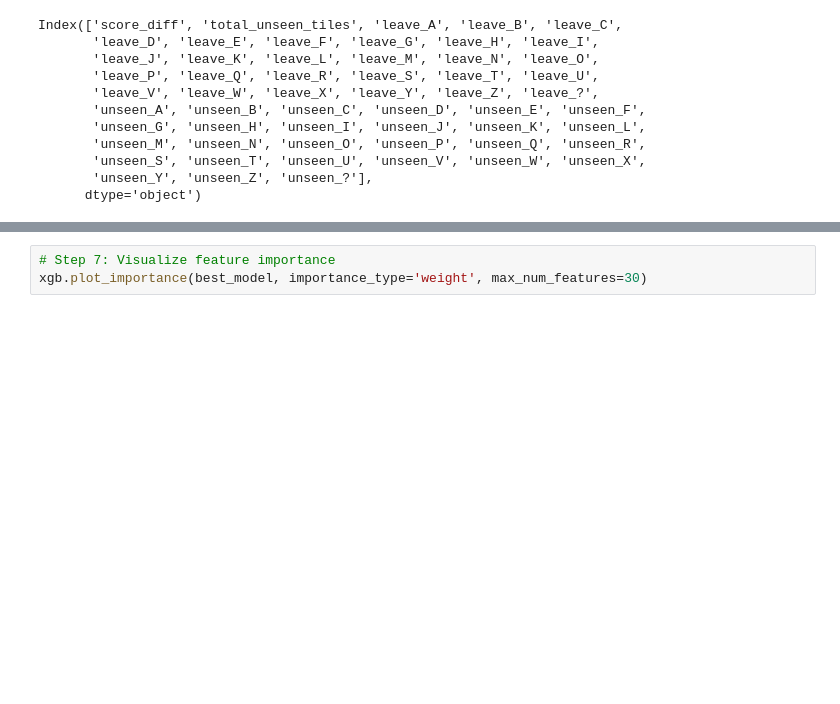
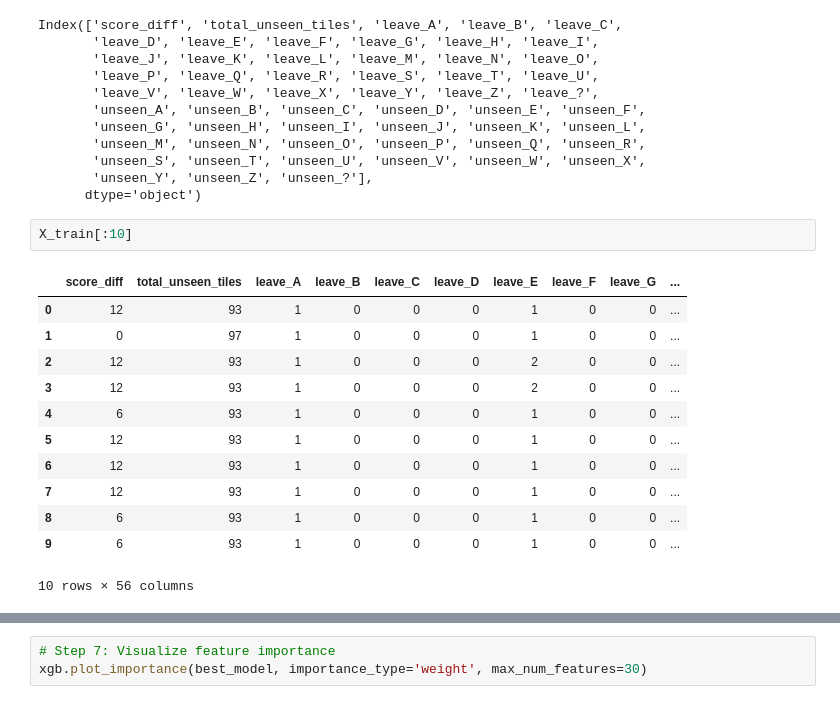
Before and after one commit to cdg2718/ScrabbleAI, a Jupyter notebook: notebooks/XGBoostV0.ipynb, the cells around one changed output, grey strips where cells are left out. Saved outputs shown, nothing was run; the diff lists cells and outputs as text; blank space fills up the shorter version.

```diff
--- a/notebooks/XGBoostV0.ipynb
+++ b/notebooks/XGBoostV0.ipynb
@@ -122,6 +122,21 @@ Index(['score_diff', 'total_unseen_tiles', 'leave_A', 'leave_B', 'leave_C',
        'unseen_S', 'unseen_T', 'unseen_U', 'unseen_V', 'unseen_W', 'unseen_X',
        'unseen_Y', 'unseen_Z', 'unseen_?'],
       dtype='object')
+# %%
+X_train[:10]
+# %% [output]
+|  | score_diff | total_unseen_tiles | leave_A | leave_B | leave_C | leave_D | leave_E | leave_F | leave_G | ... |
+| 0 | 12 | 93 | 1 | 0 | 0 | 0 | 1 | 0 | 0 | ... |
+| 1 | 0 | 97 | 1 | 0 | 0 | 0 | 1 | 0 | 0 | ... |
+| 2 | 12 | 93 | 1 | 0 | 0 | 0 | 2 | 0 | 0 | ... |
+| 3 | 12 | 93 | 1 | 0 | 0 | 0 | 2 | 0 | 0 | ... |
+| 4 | 6 | 93 | 1 | 0 | 0 | 0 | 1 | 0 | 0 | ... |
+| 5 | 12 | 93 | 1 | 0 | 0 | 0 | 1 | 0 | 0 | ... |
+| 6 | 12 | 93 | 1 | 0 | 0 | 0 | 1 | 0 | 0 | ... |
+| 7 | 12 | 93 | 1 | 0 | 0 | 0 | 1 | 0 | 0 | ... |
+| 8 | 6 | 93 | 1 | 0 | 0 | 0 | 1 | 0 | 0 | ... |
+| 9 | 6 | 93 | 1 | 0 | 0 | 0 | 1 | 0 | 0 | ... |
+10 rows × 56 columns
 # %%
 # Step 3: Set up the XGBoost model
 model = xgb.XGBRegressor(objective='reg:squarederror', eval_metric='rmse', n_jobs=-1)
```
Also changed, not shown: parts of 3 cells of this notebook, 5 other files.
